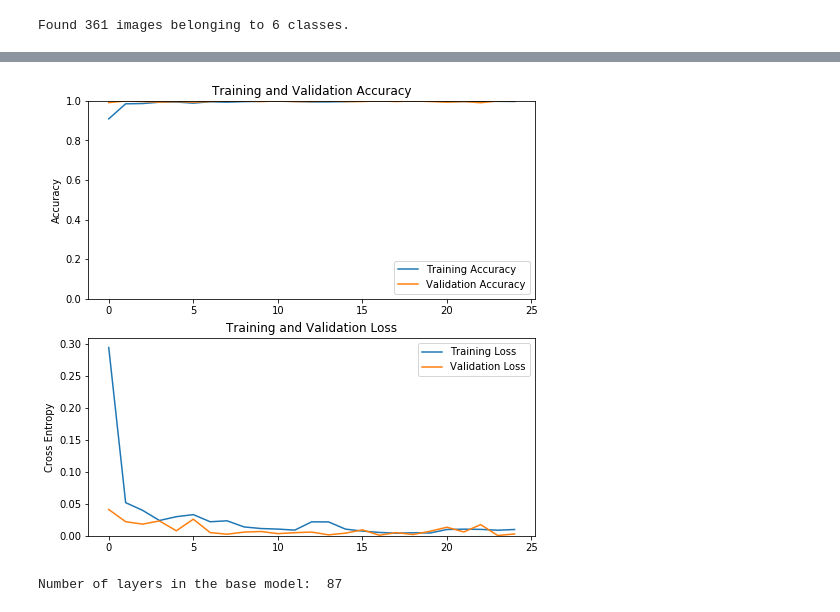
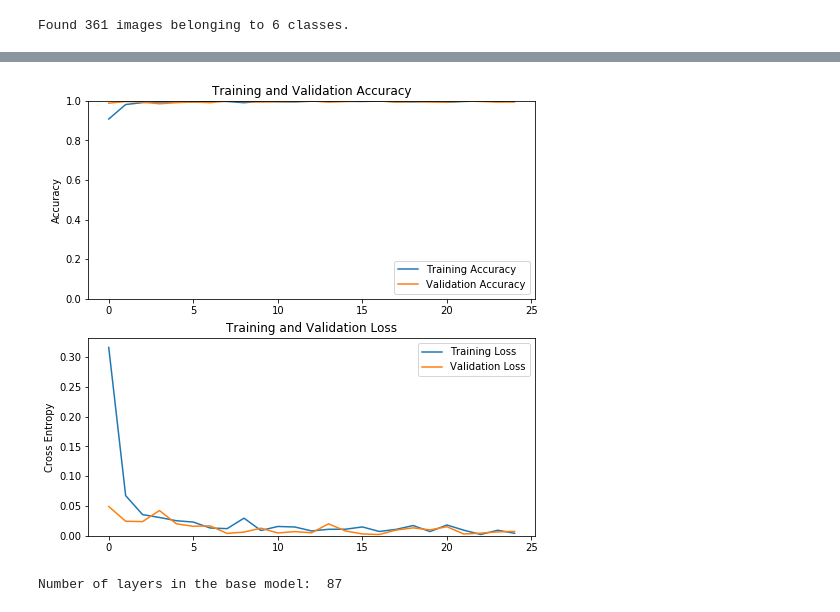
Before and after one commit to mahesh-sudhakar/NEU_XAI, a Jupyter notebook: xai_tl.ipynb, the cells around one changed output, grey strips where cells are left out. Cells and saved outputs as stored; diff of their text form; code cells hidden in the pictures.

```diff
--- a/xai_tl.ipynb
+++ b/xai_tl.ipynb
@@ -37,4 +37,4 @@ from keras.preprocessing.image import ImageDataGenerator
 from keras.models import Model, load_model
 from keras.optimizers import Adam,SGD
 # %%
-base_model=MobileNet(weights='imagenet',include_top=False, input_shape= (200, 200, 3))
+base_model=MobileNet(weights='imagenet',include_top=False)  #input_shape= (200, 200, 3)
@@ -98,13 +74,13 @@ print(label_map)
 # %%
 val_generator=train_datagen.flow_from_directory('/content/drive/My Drive/NEU surface defect database',
                                                  target_size=(200,200),
-                                                 #batch_size=32,                                                                                                batch_size=32,
+                                                 batch_size=bs,
                                                  class_mode='categorical',
                                                  shuffle=True,
                                                  subset='validation')
 # %% [output]
 Found 361 images belonging to 6 classes.
 # %%
-sgd = SGD(lr=0.01, clipvalue=0.5)
-model.compile(optimizer='sgd',loss='categorical_crossentropy',metrics=['acc'])
+#sgd = SGD(lr=0.01, clipvalue=0.5)
+model.compile(optimizer=SGD(),loss='categorical_crossentropy',metrics=['acc'])
 # %% [output]
@@ -138,26 +130,26 @@ val_acc = history.history['val_acc']
 loss = history.history['loss']
 val_loss = history.history['val_loss']
 # %%
-*plt.figure(figsize=(8, 8))
+plt.figure(figsize=(8, 8))
 plt.subplot(2, 1, 1)
 plt.plot(acc, label='Training Accuracy')
 plt.plot(val_acc, label='Validation Accuracy')
 plt.legend(loc='lower right')
 plt.ylabel('Accuracy')
 plt.ylim([0,1])
 plt.title('Training and Validation Accuracy')
 
 plt.subplot(2, 1, 2)
 plt.plot(loss, label='Training Loss')
 plt.plot(val_loss, label='Validation Loss')
 plt.legend(loc='upper right')
 plt.ylabel('Cross Entropy')
 plt.ylim([0,max(plt.ylim())])
 plt.title('Training and Validation Loss')
 plt.savefig('/content/drive/My Drive/xai_model/MN_80_20_SGD_21.jpg')
 plt.show()
 # %% [output]
-[figure, old version]
+[figure, new version]
 # %%
 base_model.trainable = True
 # %%
```
Also changed, not shown: parts of 15 cells of this notebook.
